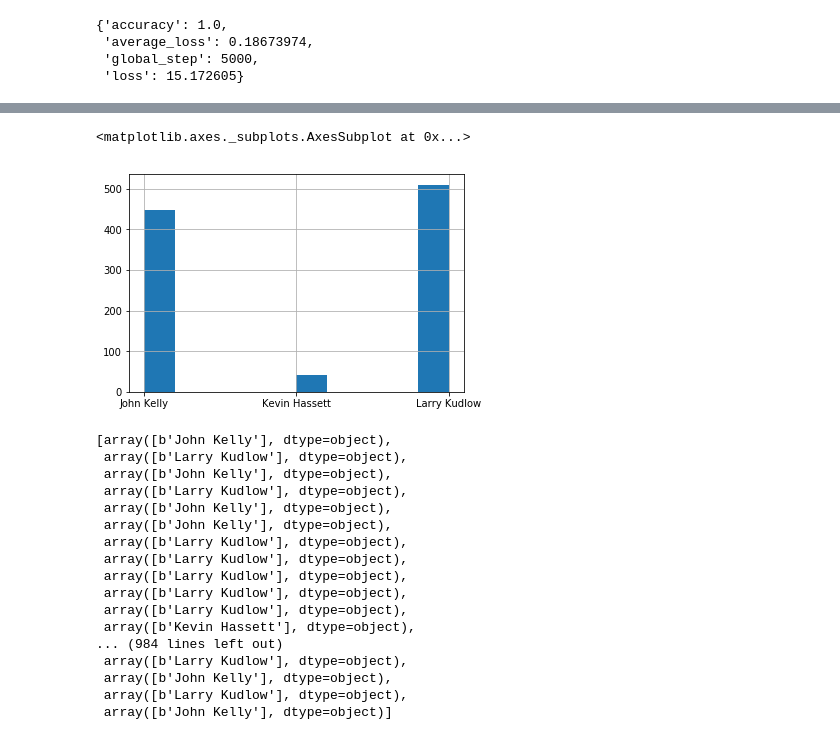
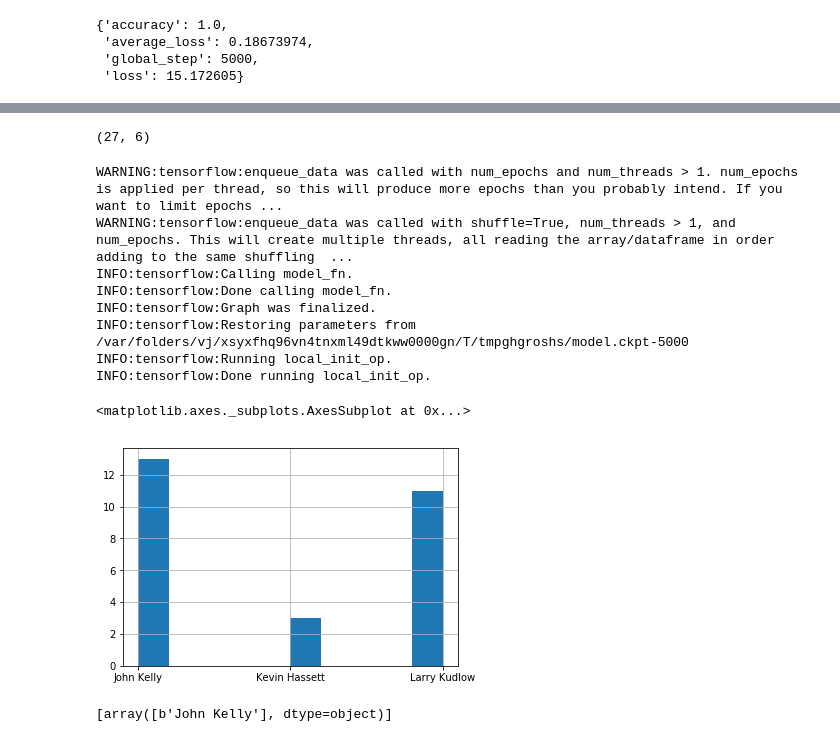
Before and after one commit to mikejt33/nlpProject, a Jupyter notebook: TensorFlow Implementation.ipynb, the cells around one changed output, grey strips where cells are left out. Cells and saved outputs as stored; diff of their text form; code cells hidden in the pictures.

Commit message:
updated with appropriate batch size

```diff
--- a/TensorFlow Implementation.ipynb
+++ b/TensorFlow Implementation.ipynb
@@ -537,10 +537,14 @@ feature_sentiment = tf.feature_column.numeric_column("sentiment")
 base_columns = [
     feature_word_count, feature_text_length, feature_punctuation_per_char, feature_unique_ratio, feature_avg_word_length, feature_sentiment
 ]
+# %%
+testFeatures.shape
+# %% [output]
+(27, 6)
 # %%
 test_fn = tf.estimator.inputs.pandas_input_fn(
     x=testFeatures,
-    batch_size=100,
+    batch_size=27,
     num_epochs=100, # unlimited
     shuffle=True, # shuffle the training data around
     num_threads=5)
@@ -551,35 +555,27 @@ predictions = linear_model.predict(input_fn=test_fn)
 #print(linear_model.predict(input_fn=test_fn))
 # %%
 
-x = [predictions.__next__()['classes'] for i in range(1000)]
+x = [predictions.__next__()['classes'] for i in range(27)]
 
 g = []
 for i in x:
     g.append(i[0].decode('utf-8'))
 
 
 predictionSeries = pd.Series(g)
 predictionSeries.hist()
 # %% [output]
-<matplotlib.axes._subplots.AxesSubplot at 0x...>
+WARNING:tensorflow:enqueue_data was called with num_epochs and num_threads > 1. num_epochs is applied per thread, so this will produce more epochs than you probably intend. If you want to limit epochs ...
+WARNING:tensorflow:enqueue_data was called with shuffle=True, num_threads > 1, and num_epochs. This will create multiple threads, all reading the array/dataframe in order adding to the same shuffling  ...
+INFO:tensorflow:Calling model_fn.
+INFO:tensorflow:Done calling model_fn.
+INFO:tensorflow:Graph was finalized.
+INFO:tensorflow:Restoring parameters from /var/folders/vj/xsyxfhq96vn4tnxml49dtkww0000gn/T/tmpghgroshs/model.ckpt-5000
+INFO:tensorflow:Running local_init_op.
+INFO:tensorflow:Done running local_init_op.
+<matplotlib.axes._subplots.AxesSubplot at 0x...>
-[figure, old version]
+[figure, new version]
 # %%
-[predictions.__next__()['classes'] for i in range(1000)]
+[predictions.__next__()['classes'] for i in range(1)]
 # %% [output]
-[array([b'John Kelly'], dtype=object),
- array([b'Larry Kudlow'], dtype=object),
- array([b'John Kelly'], dtype=object),
- array([b'Larry Kudlow'], dtype=object),
- array([b'John Kelly'], dtype=object),
- array([b'John Kelly'], dtype=object),
- array([b'Larry Kudlow'], dtype=object),
- array([b'Larry Kudlow'], dtype=object),
- array([b'Larry Kudlow'], dtype=object),
- array([b'Larry Kudlow'], dtype=object),
- array([b'Larry Kudlow'], dtype=object),
- array([b'Kevin Hassett'], dtype=object),
-... (984 lines left out)
- array([b'Larry Kudlow'], dtype=object),
- array([b'John Kelly'], dtype=object),
- array([b'Larry Kudlow'], dtype=object),
- array([b'John Kelly'], dtype=object)]
+[array([b'John Kelly'], dtype=object)]
```
